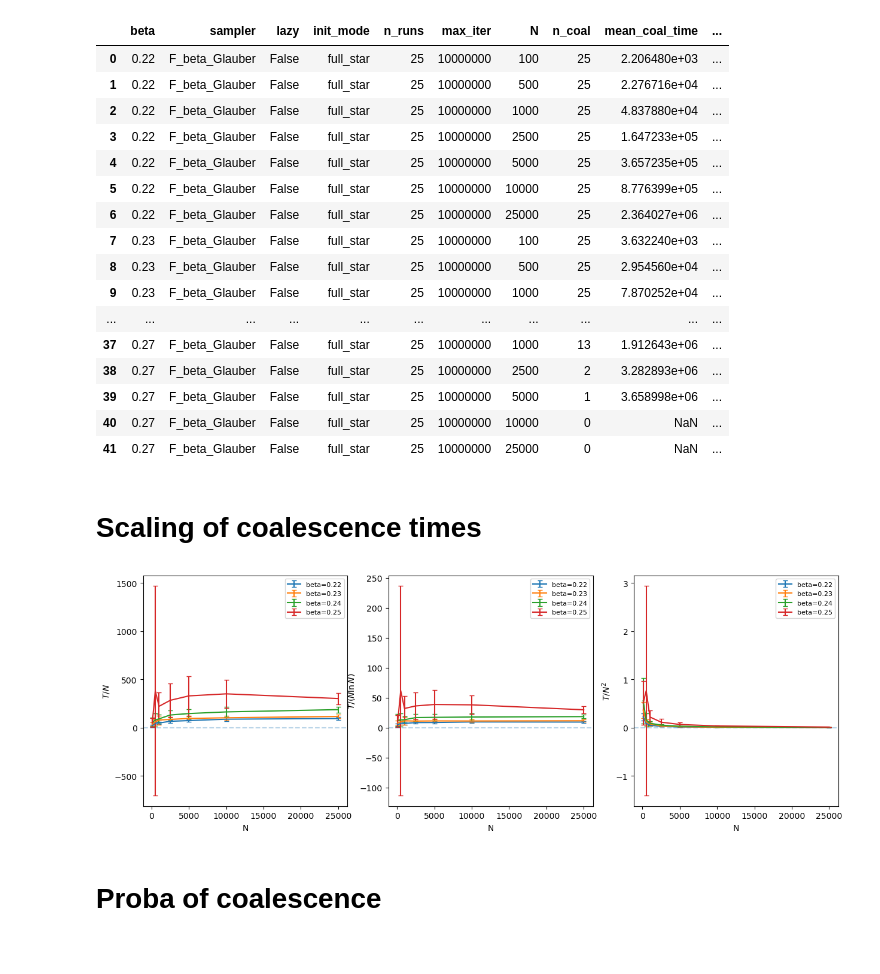
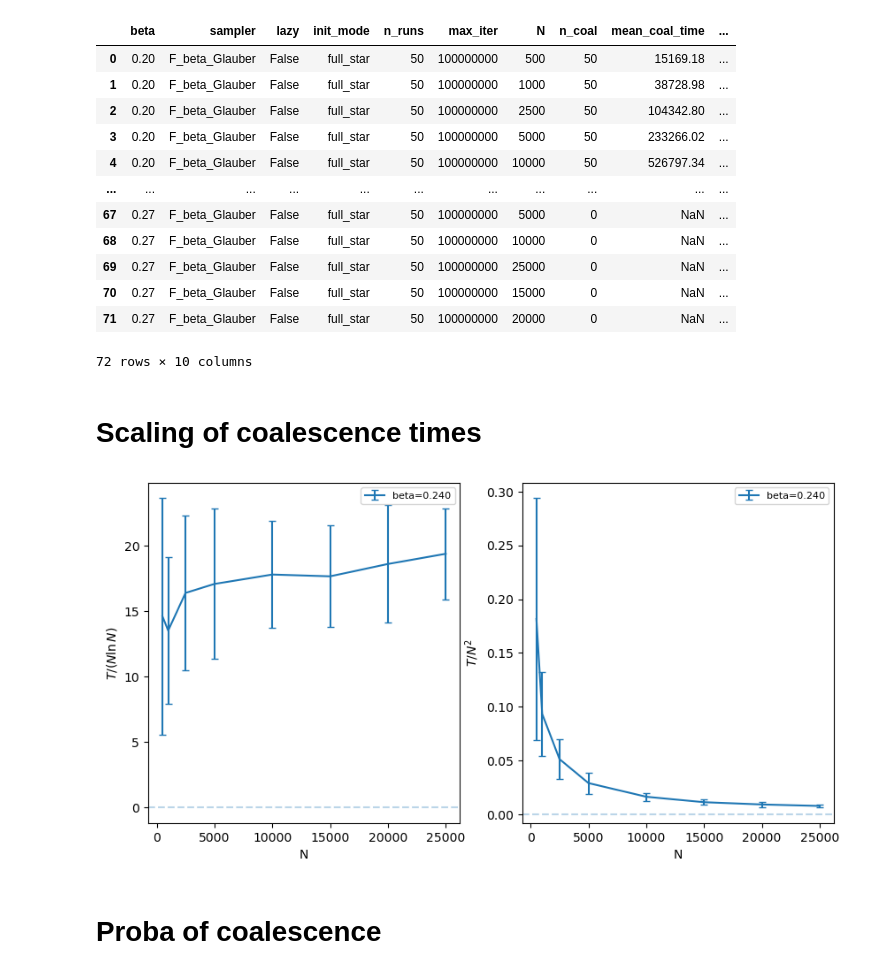
Before and after one commit to LouiseBudzynski/Bounding_Chain_Disordered_Ising_Models, a Jupyter notebook: notebooks/read_coal_time.ipynb, the cells around one changed output. Saved outputs shown, nothing was run; the diff lists cells and outputs as text; code cells hidden in the pictures.

```diff
--- a/notebooks/read_coal_time.ipynb
+++ b/notebooks/read_coal_time.ipynb
@@ -8,66 +8,65 @@ graph_type = 'ER'
 coup_type = 'ising'
 d = 4
 # %%
-dfs = [pd.read_csv(f) for f in glob.glob(f'../results/coal_time_{graph_type}_{coup_type}_d{d}_beta*.csv')]
+dfs = [pd.read_csv(f) for f in glob.glob(f'../results/perm/coal_time_{graph_type}_{coup_type}_d{d}_beta*.csv')]
 df = pd.concat(dfs, ignore_index=True)
 df
 # %% [output]
 |  | beta | sampler | lazy | init_mode | n_runs | max_iter | N | n_coal | mean_coal_time | ... |
-| 0 | 0.22 | F_beta_Glauber | False | full_star | 25 | 10000000 | 100 | 25 | 2.206480e+03 | ... |
-| 1 | 0.22 | F_beta_Glauber | False | full_star | 25 | 10000000 | 500 | 25 | 2.276716e+04 | ... |
-| 2 | 0.22 | F_beta_Glauber | False | full_star | 25 | 10000000 | 1000 | 25 | 4.837880e+04 | ... |
-| 3 | 0.22 | F_beta_Glauber | False | full_star | 25 | 10000000 | 2500 | 25 | 1.647233e+05 | ... |
-| 4 | 0.22 | F_beta_Glauber | False | full_star | 25 | 10000000 | 5000 | 25 | 3.657235e+05 | ... |
-| 5 | 0.22 | F_beta_Glauber | False | full_star | 25 | 10000000 | 10000 | 25 | 8.776399e+05 | ... |
-| 6 | 0.22 | F_beta_Glauber | False | full_star | 25 | 10000000 | 25000 | 25 | 2.364027e+06 | ... |
-| 7 | 0.23 | F_beta_Glauber | False | full_star | 25 | 10000000 | 100 | 25 | 3.632240e+03 | ... |
-| 8 | 0.23 | F_beta_Glauber | False | full_star | 25 | 10000000 | 500 | 25 | 2.954560e+04 | ... |
-| 9 | 0.23 | F_beta_Glauber | False | full_star | 25 | 10000000 | 1000 | 25 | 7.870252e+04 | ... |
+| 0 | 0.20 | F_beta_Glauber | False | full_star | 50 | 100000000 | 500 | 50 | 15169.18 | ... |
+| 1 | 0.20 | F_beta_Glauber | False | full_star | 50 | 100000000 | 1000 | 50 | 38728.98 | ... |
+| 2 | 0.20 | F_beta_Glauber | False | full_star | 50 | 100000000 | 2500 | 50 | 104342.80 | ... |
+| 3 | 0.20 | F_beta_Glauber | False | full_star | 50 | 100000000 | 5000 | 50 | 233266.02 | ... |
+| 4 | 0.20 | F_beta_Glauber | False | full_star | 50 | 100000000 | 10000 | 50 | 526797.34 | ... |
 | ... | ... | ... | ... | ... | ... | ... | ... | ... | ... | ... |
-| 37 | 0.27 | F_beta_Glauber | False | full_star | 25 | 10000000 | 1000 | 13 | 1.912643e+06 | ... |
-| 38 | 0.27 | F_beta_Glauber | False | full_star | 25 | 10000000 | 2500 | 2 | 3.282893e+06 | ... |
-| 39 | 0.27 | F_beta_Glauber | False | full_star | 25 | 10000000 | 5000 | 1 | 3.658998e+06 | ... |
-| 40 | 0.27 | F_beta_Glauber | False | full_star | 25 | 10000000 | 10000 | 0 | NaN | ... |
-| 41 | 0.27 | F_beta_Glauber | False | full_star | 25 | 10000000 | 25000 | 0 | NaN | ... |
+| 67 | 0.27 | F_beta_Glauber | False | full_star | 50 | 100000000 | 5000 | 0 | NaN | ... |
+| 68 | 0.27 | F_beta_Glauber | False | full_star | 50 | 100000000 | 10000 | 0 | NaN | ... |
+| 69 | 0.27 | F_beta_Glauber | False | full_star | 50 | 100000000 | 25000 | 0 | NaN | ... |
+| 70 | 0.27 | F_beta_Glauber | False | full_star | 50 | 100000000 | 15000 | 0 | NaN | ... |
+| 71 | 0.27 | F_beta_Glauber | False | full_star | 50 | 100000000 | 20000 | 0 | NaN | ... |
+72 rows × 10 columns
 # %% [markdown]
 # Scaling of coalescence times
 # %%
+beta_SG = np.arctanh(np.sqrt(1/d))
+beta_uni = np.arctanh(1/d)
+beta_uni, beta_SG
+
 mask = (
     (df['sampler'] == 'F_beta_Glauber') &
     (df['lazy'] == False) &
-#    (df['n_coal'] == df['n_runs']) &
+    (df['n_coal'] == df['n_runs']) &
     (df['init_mode'] == 'full_star')
 )
 df_filtered = df[mask]
 
-fig, axes = plt.subplots(1, 3, figsize=(15, 5))
+#fig, axes = plt.subplots(1, 3, figsize=(15, 5))
+fig, axes = plt.subplots(1, 2, figsize=(10, 5))
 scalings = {
-    r'$T / N$': (lambda N, T: T / N,
-                 lambda N, T, sT: sT / N),
+#    r'$T / N$': (lambda N, T: T / N,
+#                lambda N, T, sT: sT / N),
     r'$T / (N \ln N)$': (lambda N, T: T / (N * np.log(N)),
                           lambda N, T, sT: sT / (N * np.log(N))),
     r'$T / N^2$': (lambda N, T: T / N**2,
                    lambda N, T, sT: sT / N**2),
 }
 
-betas_to_exclude = [0.26, 0.27]
 for ax, (label, (scaling_fn, err_fn)) in zip(axes, scalings.items()):
-    for beta in df_filtered['beta'].unique():
-        if beta in betas_to_exclude:
+    for beta in [0.24]: #df_filtered['beta'].unique():
+        if beta > beta_uni:
             continue
         sub_df = df_filtered[df_filtered['beta'] == beta].sort_values('N')
         N = sub_df['N'].values
         T = sub_df['mean_coal_time'].values
         sT = sub_df['std_coal_time'].values
-        ax.errorbar(N, scaling_fn(N, T), yerr=err_fn(N, T, sT),
-                    label=f'beta={beta:.2f}', capsize=3)
+        ax.errorbar(N, scaling_fn(N, T), yerr=err_fn(N, T, sT), label=f'beta={beta:.3f}', capsize=3)
     ax.axhline(0, linestyle='--', alpha=0.3)
     ax.set_xlabel('N')
     ax.set_ylabel(label)
     ax.legend(fontsize=8)
 plt.show()
 # %% [output]
-[figure, old version]
+[figure, new version]
 # %% [markdown]
 # Proba of coalescence
 # %%
```
Also changed, not shown: parts of 1 cell of this notebook, 16 other files.
